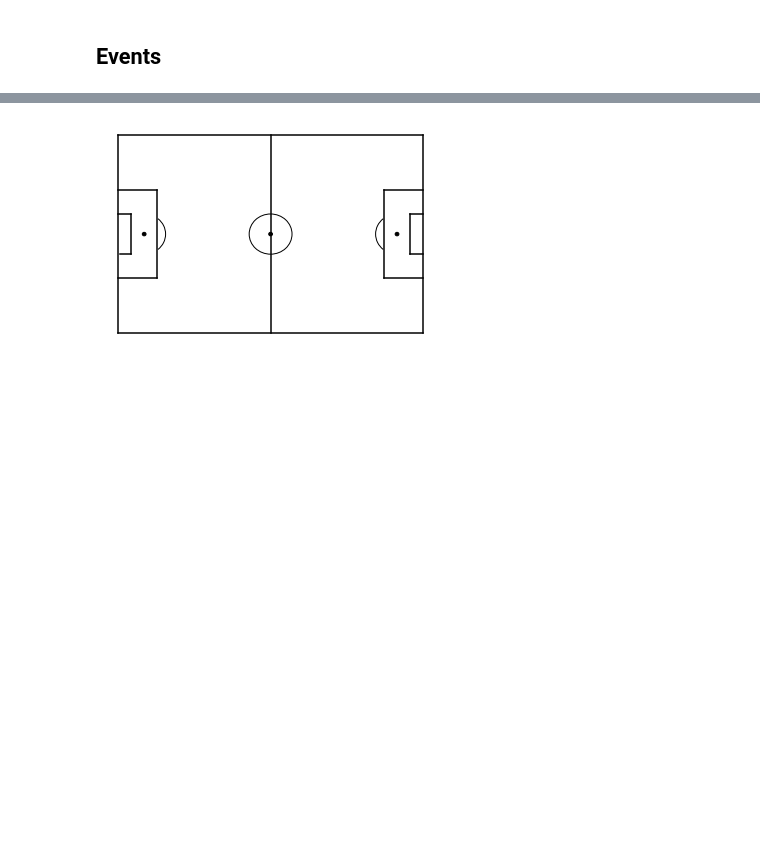
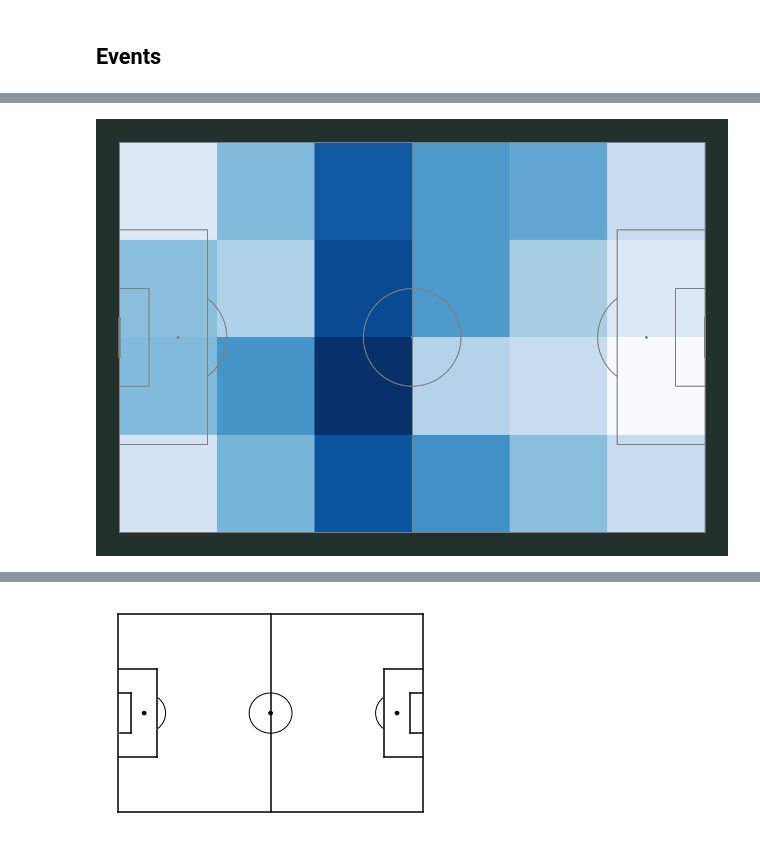
Before and after one commit to DevMed22/slam-dunk-2, a Jupyter notebook: soccer-analytics/statsbomb.ipynb, the cells around one changed output, grey strips where cells are left out. Saved outputs shown, nothing was run; the diff lists cells and outputs as text; code cells hidden in the pictures; blank space fills up the shorter version.

```diff
--- a/soccer-analytics/statsbomb.ipynb
+++ b/soccer-analytics/statsbomb.ipynb
@@ -172,0 +370,22 @@ events['shots']
+# %%
+x_h=[]
+y_h=[]
+
+for i,shot in events['passes'].iterrows():
+  if events['passes']['possession_team'][i]==h:
+    x_h.append(shot['location'][0])
+    y_h.append(shot['location'][1])
+
+pitch = Pitch(pitch_type='statsbomb',  line_zorder=2, line_color='gray', pitch_color='#22312b')
+bins = (6, 4)
+
+fig.text(.22,.14,f'@DevMed22 / Github',fontstyle='italic',fontsize=12,fontfamily='Andale Mono',color='white')
+
+fig, ax = pitch.draw(figsize=(16, 11), constrained_layout=True, tight_layout=False)
+fig.set_facecolor('#22312b')
+# plot the heatmap - darker colors = more passes originating from that square
+
+bs_heatmap = pitch.bin_statistic(x_h, y_h, statistic='count', bins=bins)
+hm = pitch.heatmap(bs_heatmap, ax=ax, cmap='Blues')
+# %% [output]
+[figure, added]
```
Also changed, not shown: parts of 15 cells of this notebook.
